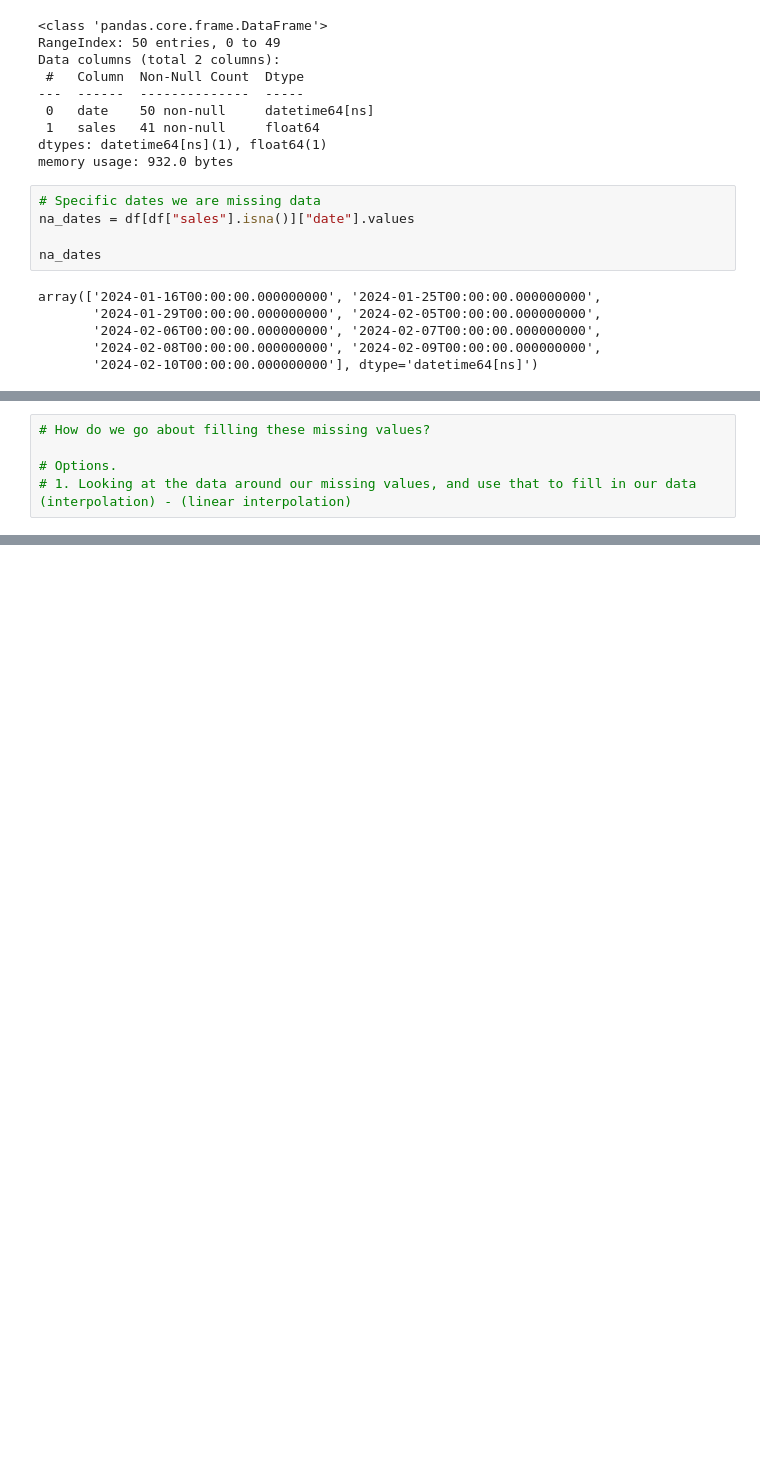
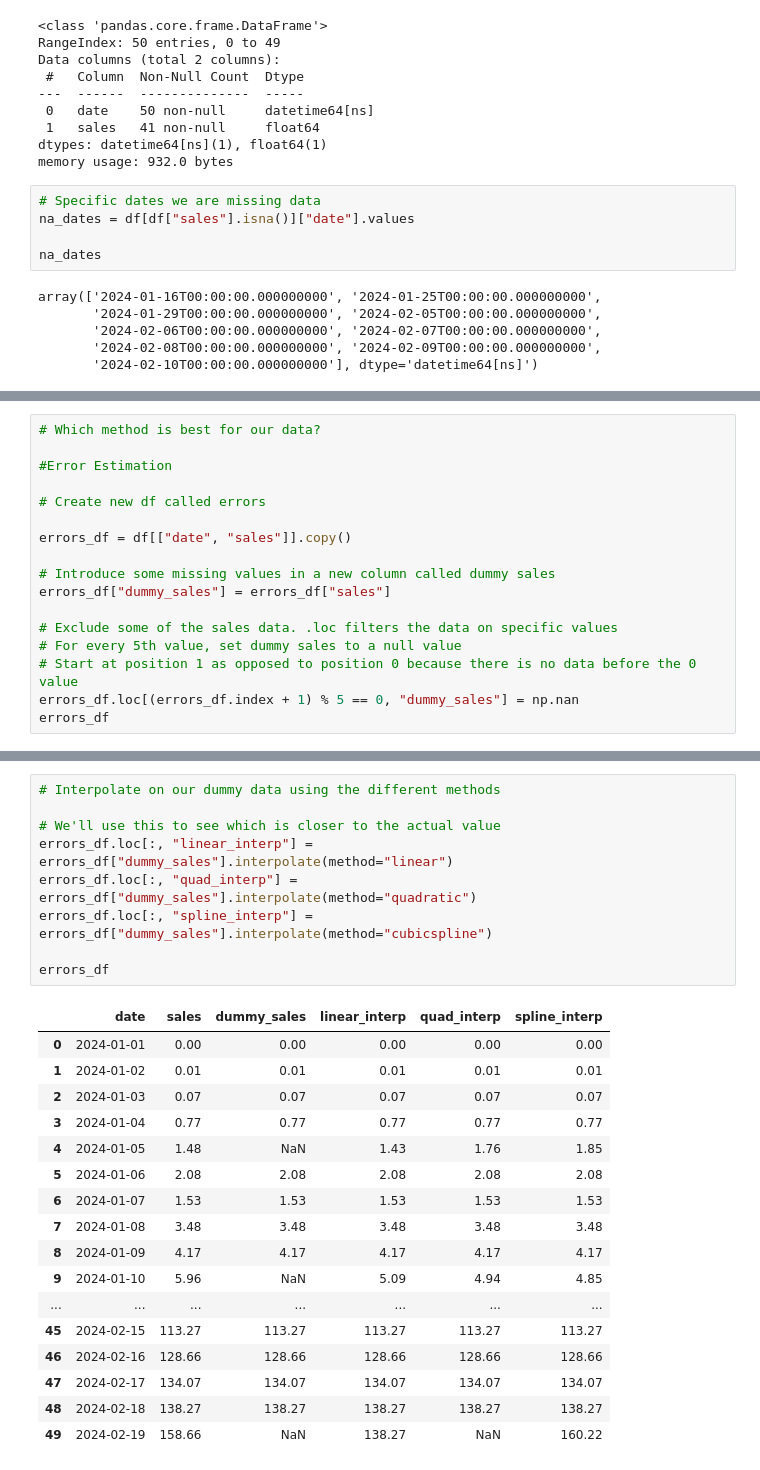
Before and after one commit to Paulvitalis200/missing-data-pandas, a Jupyter notebook: main.ipynb, the cells around one changed output, grey strips where cells are left out. Saved outputs shown, nothing was run; the diff lists cells and outputs as text; blank space fills up the shorter version.

```diff
--- a/main.ipynb
+++ b/main.ipynb
@@ -106,5 +129,17 @@ plt.show()
 # %%
-# How do we go about filling these missing values?
+# Which method is best for our data?
 
-# Options.
-# 1. Looking at the data around our missing values, and use that to fill in our data (interpolation) - (linear interpolation)
+#Error Estimation
+
+# Create new df called errors
+
+errors_df = df[["date", "sales"]].copy()
+
+# Introduce some missing values in a new column called dummy sales
+errors_df["dummy_sales"] = errors_df["sales"]
+
+# Exclude some of the sales data. .loc filters the data on specific values
+# For every 5th value, set dummy sales to a null value
+# Start at position 1 as opposed to position 0 because there is no data before the 0 value
+errors_df.loc[(errors_df.index + 1) % 5 == 0, "dummy_sales"] = np.nan
+errors_df
@@ -110,0 +164,27 @@ plt.show()
+# %%
+# Interpolate on our dummy data using the different methods
+
+# We'll use this to see which is closer to the actual value
+errors_df.loc[:, "linear_interp"] = errors_df["dummy_sales"].interpolate(method="linear")
+errors_df.loc[:, "quad_interp"] = errors_df["dummy_sales"].interpolate(method="quadratic")
+errors_df.loc[:, "spline_interp"] = errors_df["dummy_sales"].interpolate(method="cubicspline")
+
+errors_df
+# %% [output]
+|  | date | sales | dummy_sales | linear_interp | quad_interp | spline_interp |
+| 0 | 2024-01-01 | 0.00 | 0.00 | 0.00 | 0.00 | 0.00 |
+| 1 | 2024-01-02 | 0.01 | 0.01 | 0.01 | 0.01 | 0.01 |
+| 2 | 2024-01-03 | 0.07 | 0.07 | 0.07 | 0.07 | 0.07 |
+| 3 | 2024-01-04 | 0.77 | 0.77 | 0.77 | 0.77 | 0.77 |
+| 4 | 2024-01-05 | 1.48 | NaN | 1.43 | 1.76 | 1.85 |
+| 5 | 2024-01-06 | 2.08 | 2.08 | 2.08 | 2.08 | 2.08 |
+| 6 | 2024-01-07 | 1.53 | 1.53 | 1.53 | 1.53 | 1.53 |
+| 7 | 2024-01-08 | 3.48 | 3.48 | 3.48 | 3.48 | 3.48 |
+| 8 | 2024-01-09 | 4.17 | 4.17 | 4.17 | 4.17 | 4.17 |
+| 9 | 2024-01-10 | 5.96 | NaN | 5.09 | 4.94 | 4.85 |
+| ... | ... | ... | ... | ... | ... | ... |
+| 45 | 2024-02-15 | 113.27 | 113.27 | 113.27 | 113.27 | 113.27 |
+| 46 | 2024-02-16 | 128.66 | 128.66 | 128.66 | 128.66 | 128.66 |
+| 47 | 2024-02-17 | 134.07 | 134.07 | 134.07 | 134.07 | 134.07 |
+| 48 | 2024-02-18 | 138.27 | 138.27 | 138.27 | 138.27 | 138.27 |
+| 49 | 2024-02-19 | 158.66 | NaN | 138.27 | NaN | 160.22 |
```
Also changed, not shown: parts of 9 cells of this notebook.
